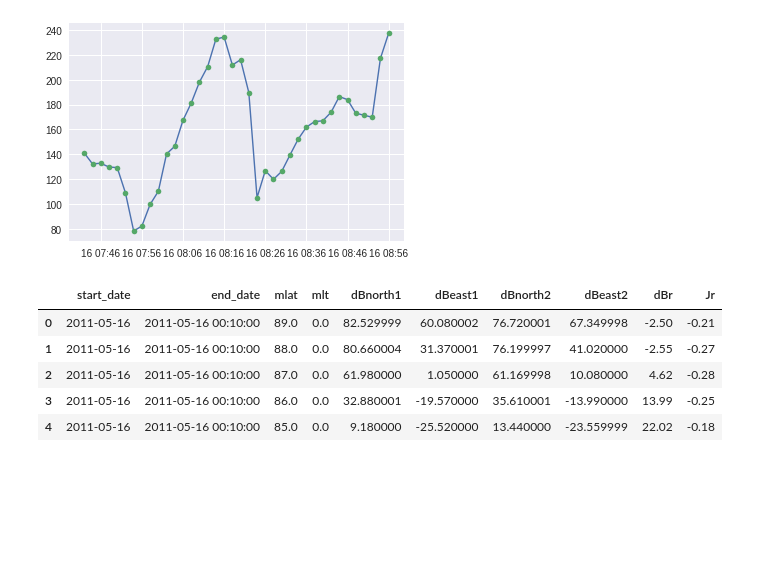
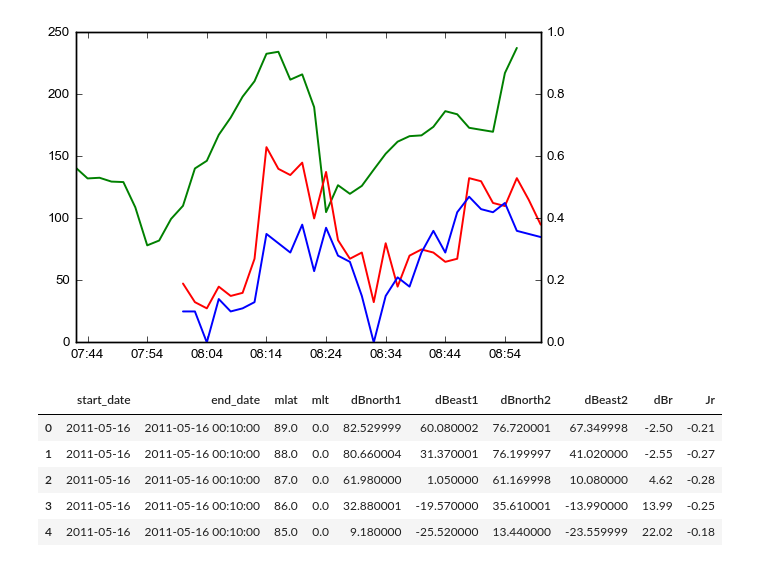
Before and after one commit to bharatreddy/scwsaps, a Jupyter notebook: ipy/saps_amp_sd.ipynb, the cells around one changed output. Drawn from its saved outputs; the diff is of its cells as text; code cells hidden in the pictures; blank space fills up the shorter version.

Commit message:
scw peak locs plots

```diff
--- a/ipy/saps_amp_sd.ipynb
+++ b/ipy/saps_amp_sd.ipynb
@@ -25,3 +28,6 @@ arrowLenFactor = 8
+# %%
+ampSCWDF = feather.read_dataframe('../data/amp-scw-' +\
+                eventDate.strftime("%Y%m%d") + '.feather')
 # %%
 # read from the feather file
 fitsDF = feather.read_dataframe('../data/lshell-fits-' +\
@@ -63,14 +69,25 @@ fitsDF.head()
 # %%
 fig1 = plt.figure()
 ax = fig1.add_subplot(111)
+ax2 = ax.twinx()
 # Seaborn styling
 sns.set_style("darkgrid")
 sns.set_context("paper")
-ax.plot( fitsDF["date"].values, fitsDF["velSAPS"].values )
-ax.plot( fitsDF["date"].values, fitsDF["velSAPS"].values, 'o' )
-fig1.savefig("../plots/vels-ts.pdf",bbox_inches='tight')
+ax.plot( fitsDF["date"].values, fitsDF["velSAPS"].values, 'g' )
+# ax.plot( fitsDF["date"].values, fitsDF["velSAPS"].values, 'o' )
+ax2.plot( ampSCWDF['scwLocDates'].values, ampSCWDF['scwJrUp'].values, 'r' )
+ax2.plot( ampSCWDF['scwLocDates'].values, numpy.abs(ampSCWDF['scwJrDown'].values), 'b' )
+# ax2.axis('off')
+ax.get_xaxis().set_major_formatter(DateFormatter('%H:%M'))
+
+
+ax.set_ylim([0,250])
+# ax2.set_ylim([0,1.5])
+ax2.set_yticks( numpy.arange(0,1.2,0.2) )
+
+fig1.savefig("../plots/vels-amp-ts.pdf",bbox_inches='tight')
 # %% [output]
-[figure, old version]
+[figure, new version]
 # %%
 # Read AMPERE data
 ampFName = "../data/" + eventDate.strftime("%Y%m%d") + ".0000.86400.120.north.grd.ncdf"
```
Also changed, not shown: parts of 4 cells of this notebook, 8 other files.
